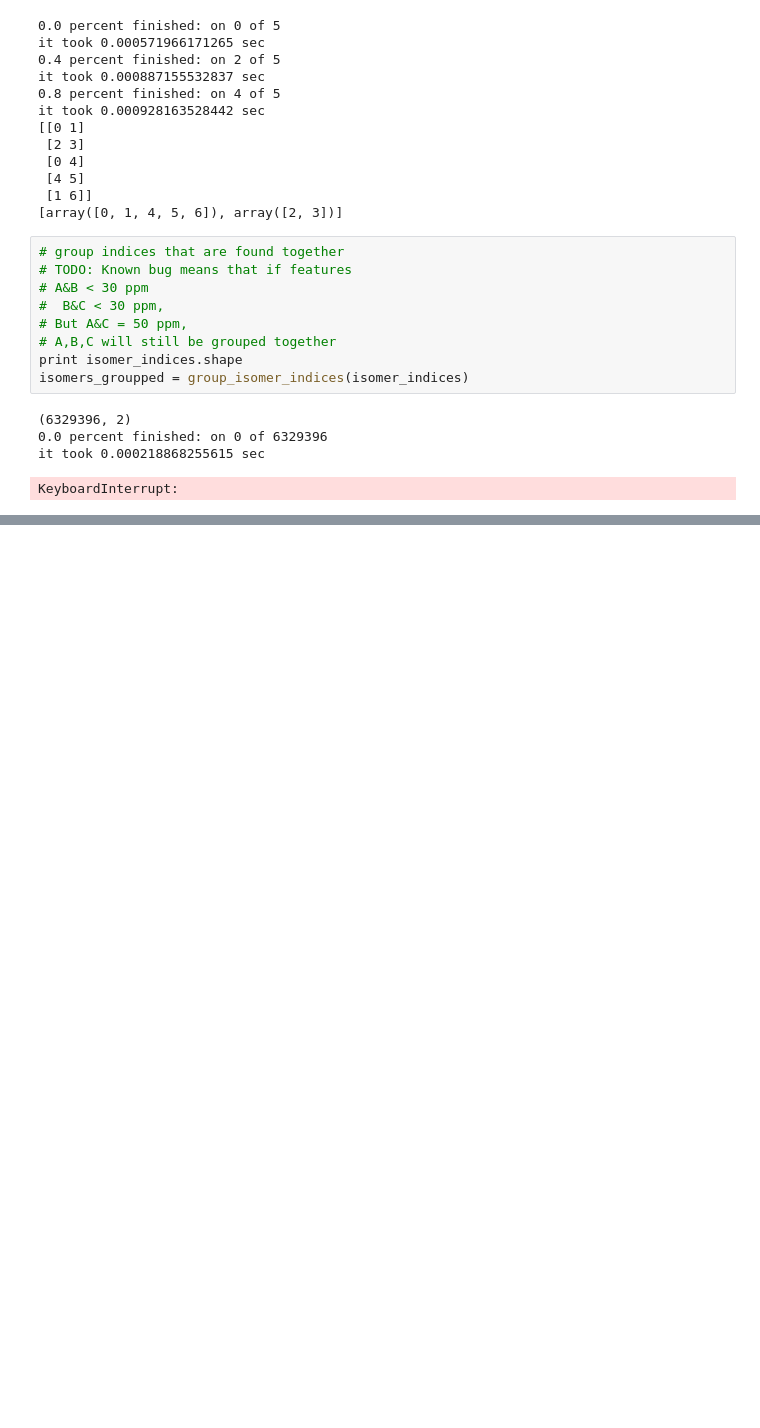
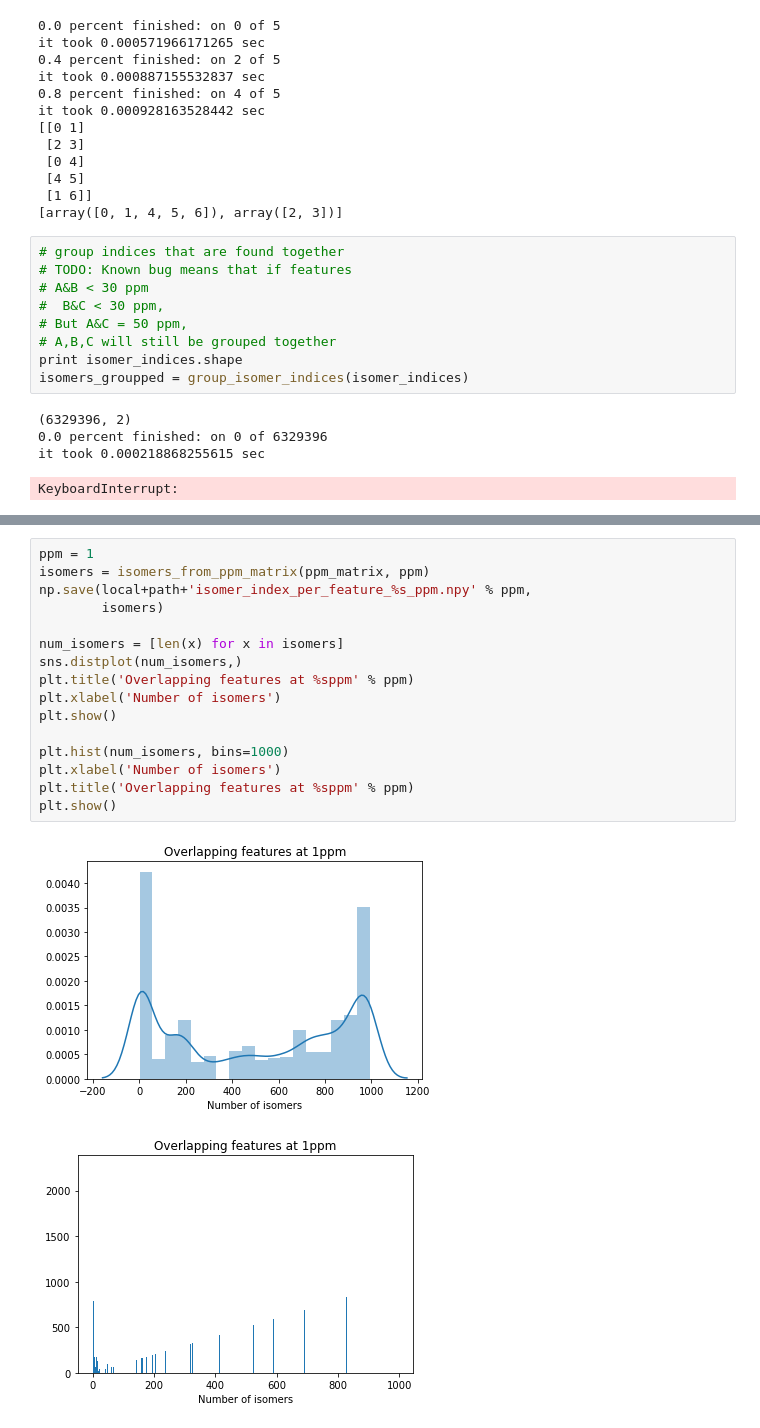
Before and after one commit to irockafe/metabolomics_processing, a Jupyter notebook: notebooks/HMDB/hmdb_isomers.ipynb, the cells around one changed output, grey strips where cells are left out. Drawn from its saved outputs; the diff is of its cells as text; blank space fills up the shorter version.

```diff
--- a/notebooks/HMDB/hmdb_isomers.ipynb
+++ b/notebooks/HMDB/hmdb_isomers.ipynb
@@ -326,0 +410,19 @@ True
+# %%
+ppm = 1
+isomers = isomers_from_ppm_matrix(ppm_matrix, ppm)
+np.save(local+path+'isomer_index_per_feature_%s_ppm.npy' % ppm,
+        isomers)
+
+num_isomers = [len(x) for x in isomers]
+sns.distplot(num_isomers,)
+plt.title('Overlapping features at %sppm' % ppm)
+plt.xlabel('Number of isomers')
+plt.show()
+
+plt.hist(num_isomers, bins=1000)
+plt.xlabel('Number of isomers')
+plt.title('Overlapping features at %sppm' % ppm)
+plt.show()
+# %% [output]
+[figure, added]
+[figure, added]
```
Also changed, not shown: parts of 12 cells of this notebook.
